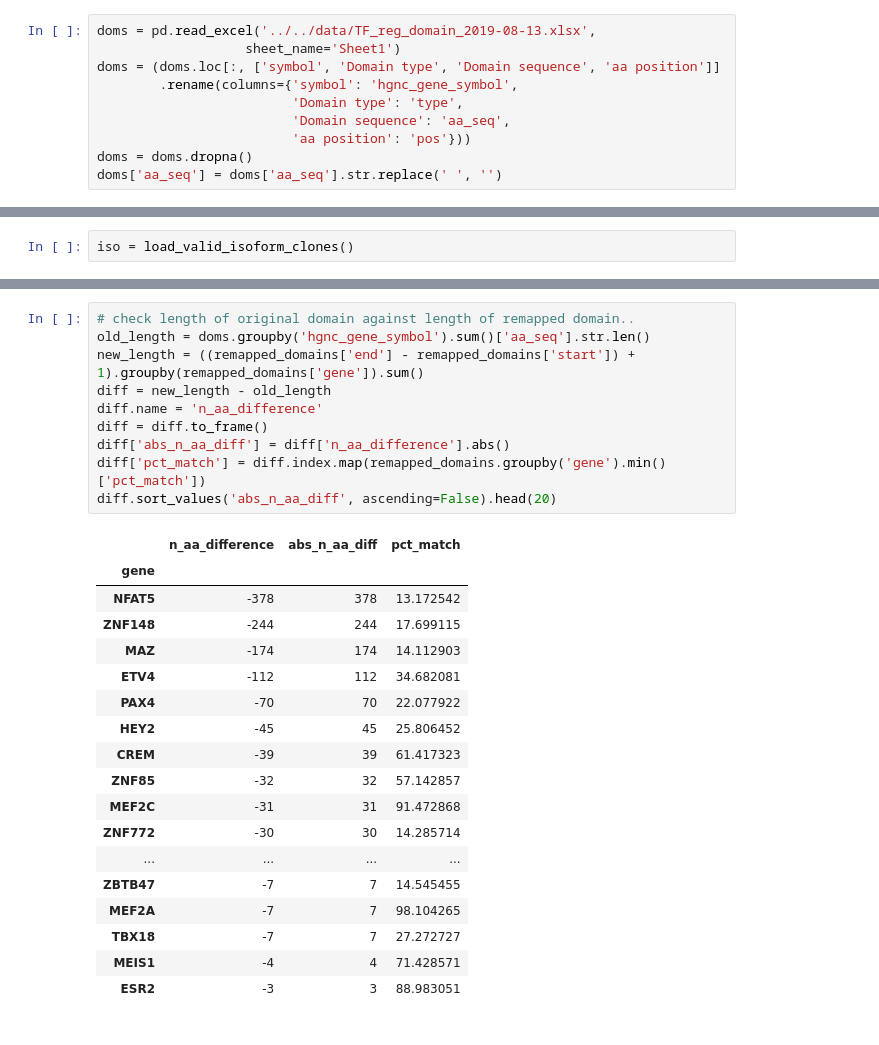
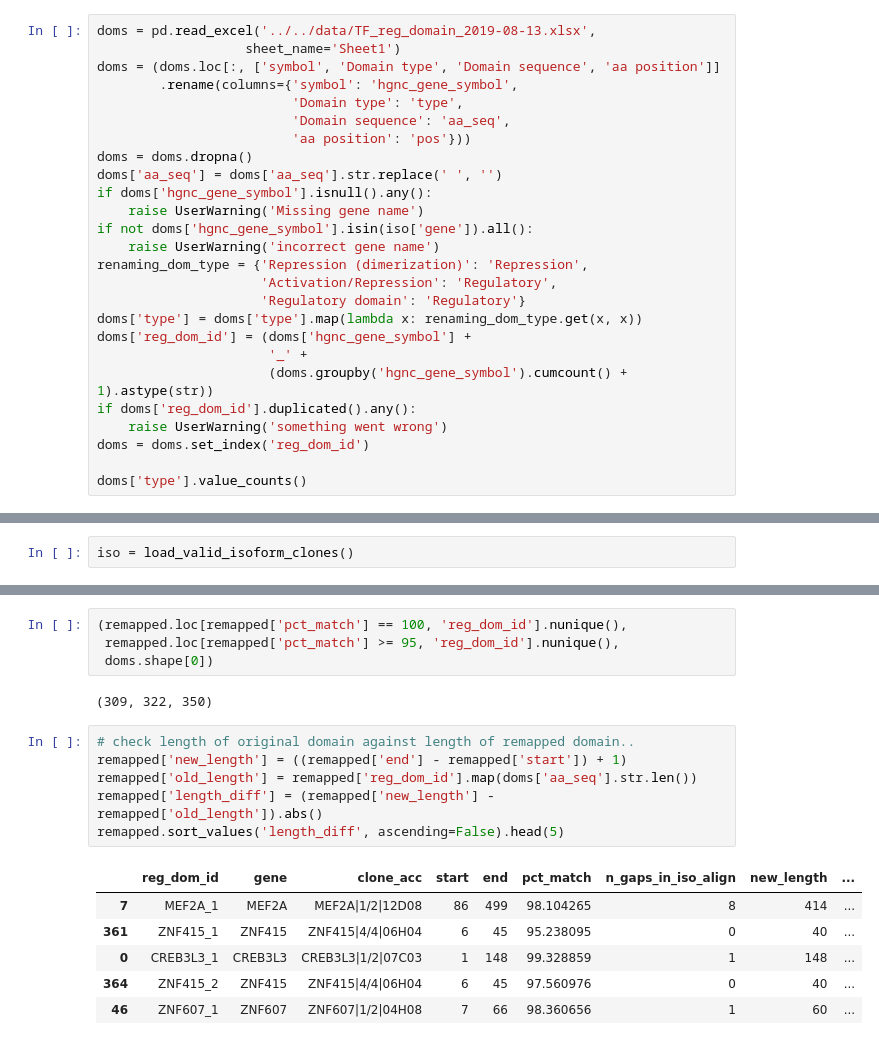
Before and after one commit to CCSB-DFCI/TF_isoforms_paper, a Jupyter notebook: analysis/i_integrative_analysis/activation_domains.ipynb, the cells around one changed output, grey strips where cells are left out. Saved outputs shown, nothing was run; the diff lists cells and outputs as text.

```diff
--- a/analysis/i_integrative_analysis/activation_domains.ipynb
+++ b/analysis/i_integrative_analysis/activation_domains.ipynb
@@ -19,3 +24,19 @@ doms = (doms.loc[:, ['symbol', 'Domain type', 'Domain sequence', 'aa position']]
                          'aa position': 'pos'}))
 doms = doms.dropna()
 doms['aa_seq'] = doms['aa_seq'].str.replace(' ', '')
+if doms['hgnc_gene_symbol'].isnull().any():
+    raise UserWarning('Missing gene name')
+if not doms['hgnc_gene_symbol'].isin(iso['gene']).all():
+    raise UserWarning('incorrect gene name')
+renaming_dom_type = {'Repression (dimerization)': 'Repression',
+                     'Activation/Repression': 'Regulatory',
+                     'Regulatory domain': 'Regulatory'}
+doms['type'] = doms['type'].map(lambda x: renaming_dom_type.get(x, x))
+doms['reg_dom_id'] = (doms['hgnc_gene_symbol'] +
+                      '_' +
+                      (doms.groupby('hgnc_gene_symbol').cumcount() + 1).astype(str))
+if doms['reg_dom_id'].duplicated().any():
+    raise UserWarning('something went wrong')
+doms = doms.set_index('reg_dom_id')
+
+doms['type'].value_counts()
@@ -171,29 +164,19 @@ domain_aligments['MEF2C|1/2|01F04'].__str__().split()[0].count('-')
+# %%
+(remapped.loc[remapped['pct_match'] == 100, 'reg_dom_id'].nunique(),
+ remapped.loc[remapped['pct_match'] >= 95, 'reg_dom_id'].nunique(),
+ doms.shape[0])
+# %% [output]
+(309, 322, 350)
 # %%
 # check length of original domain against length of remapped domain..
-old_length = doms.groupby('hgnc_gene_symbol').sum()['aa_seq'].str.len()
-new_length = ((remapped_domains['end'] - remapped_domains['start']) + 1).groupby(remapped_domains['gene']).sum()
-diff = new_length - old_length
-diff.name = 'n_aa_difference'
-diff = diff.to_frame()
-diff['abs_n_aa_diff'] = diff['n_aa_difference'].abs()
-diff['pct_match'] = diff.index.map(remapped_domains.groupby('gene').min()['pct_match'])
-diff.sort_values('abs_n_aa_diff', ascending=False).head(20)
+remapped['new_length'] = ((remapped['end'] - remapped['start']) + 1)
+remapped['old_length'] = remapped['reg_dom_id'].map(doms['aa_seq'].str.len())
+remapped['length_diff'] = (remapped['new_length'] - remapped['old_length']).abs()
+remapped.sort_values('length_diff', ascending=False).head(5)
 # %% [output]
-|  | n_aa_difference | abs_n_aa_diff | pct_match |
-| gene |  |  |  |
-| NFAT5 | -378 | 378 | 13.172542 |
-| ZNF148 | -244 | 244 | 17.699115 |
-| MAZ | -174 | 174 | 14.112903 |
-| ETV4 | -112 | 112 | 34.682081 |
-| PAX4 | -70 | 70 | 22.077922 |
-| HEY2 | -45 | 45 | 25.806452 |
-| CREM | -39 | 39 | 61.417323 |
-| ZNF85 | -32 | 32 | 57.142857 |
-| MEF2C | -31 | 31 | 91.472868 |
-| ZNF772 | -30 | 30 | 14.285714 |
-| ... | ... | ... | ... |
-| ZBTB47 | -7 | 7 | 14.545455 |
-| MEF2A | -7 | 7 | 98.104265 |
-| TBX18 | -7 | 7 | 27.272727 |
-| MEIS1 | -4 | 4 | 71.428571 |
-| ESR2 | -3 | 3 | 88.983051 |
+|  | reg_dom_id | gene | clone_acc | start | end | pct_match | n_gaps_in_iso_align | new_length | ... |
+| 7 | MEF2A_1 | MEF2A | MEF2A|1/2|12D08 | 86 | 499 | 98.104265 | 8 | 414 | ... |
+| 361 | ZNF415_1 | ZNF415 | ZNF415|4/4|06H04 | 6 | 45 | 95.238095 | 0 | 40 | ... |
+| 0 | CREB3L3_1 | CREB3L3 | CREB3L3|1/2|07C03 | 1 | 148 | 99.328859 | 1 | 148 | ... |
+| 364 | ZNF415_2 | ZNF415 | ZNF415|4/4|06H04 | 6 | 45 | 97.560976 | 0 | 40 | ... |
+| 46 | ZNF607_1 | ZNF607 | ZNF607|1/2|04H08 | 7 | 66 | 98.360656 | 1 | 60 | ... |
```
Also changed, not shown: parts of 30 cells of this notebook.
